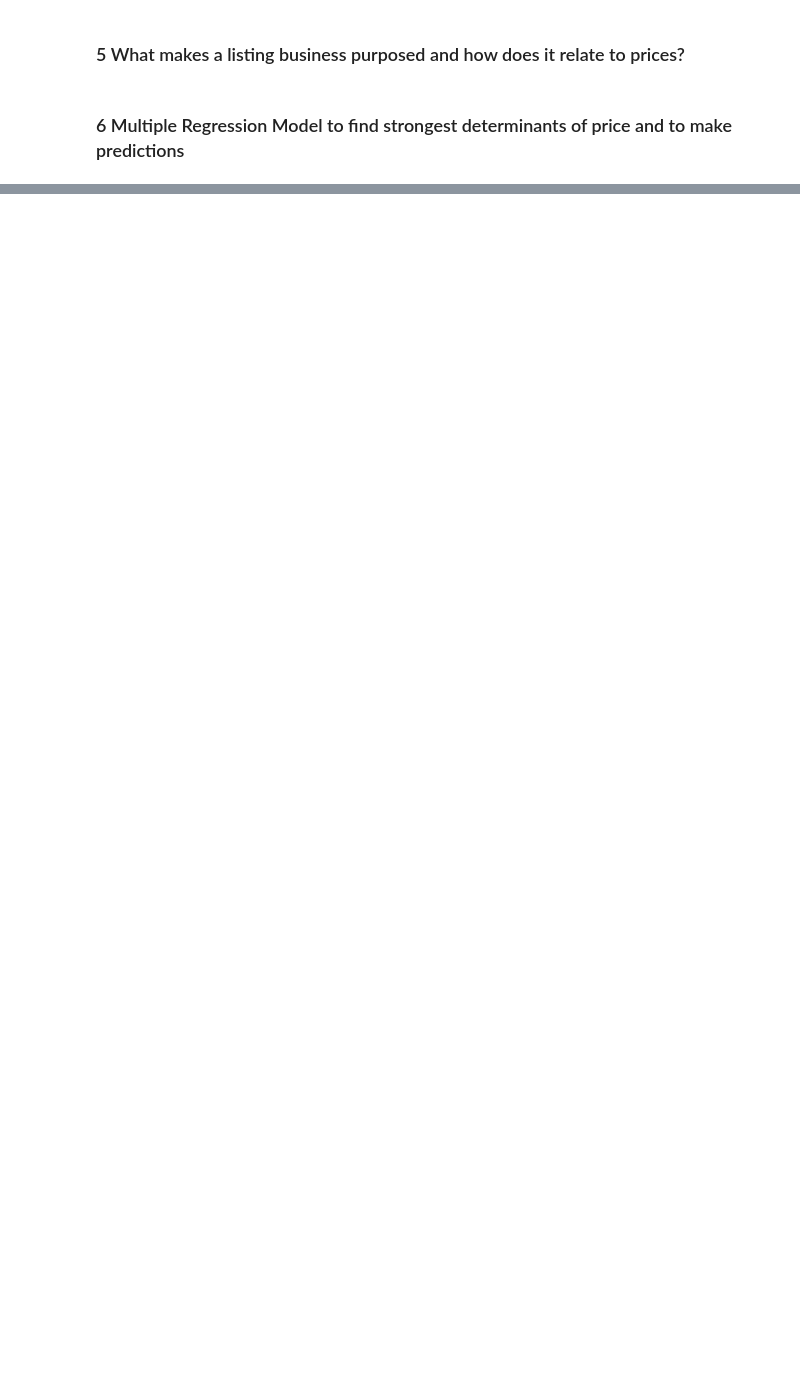
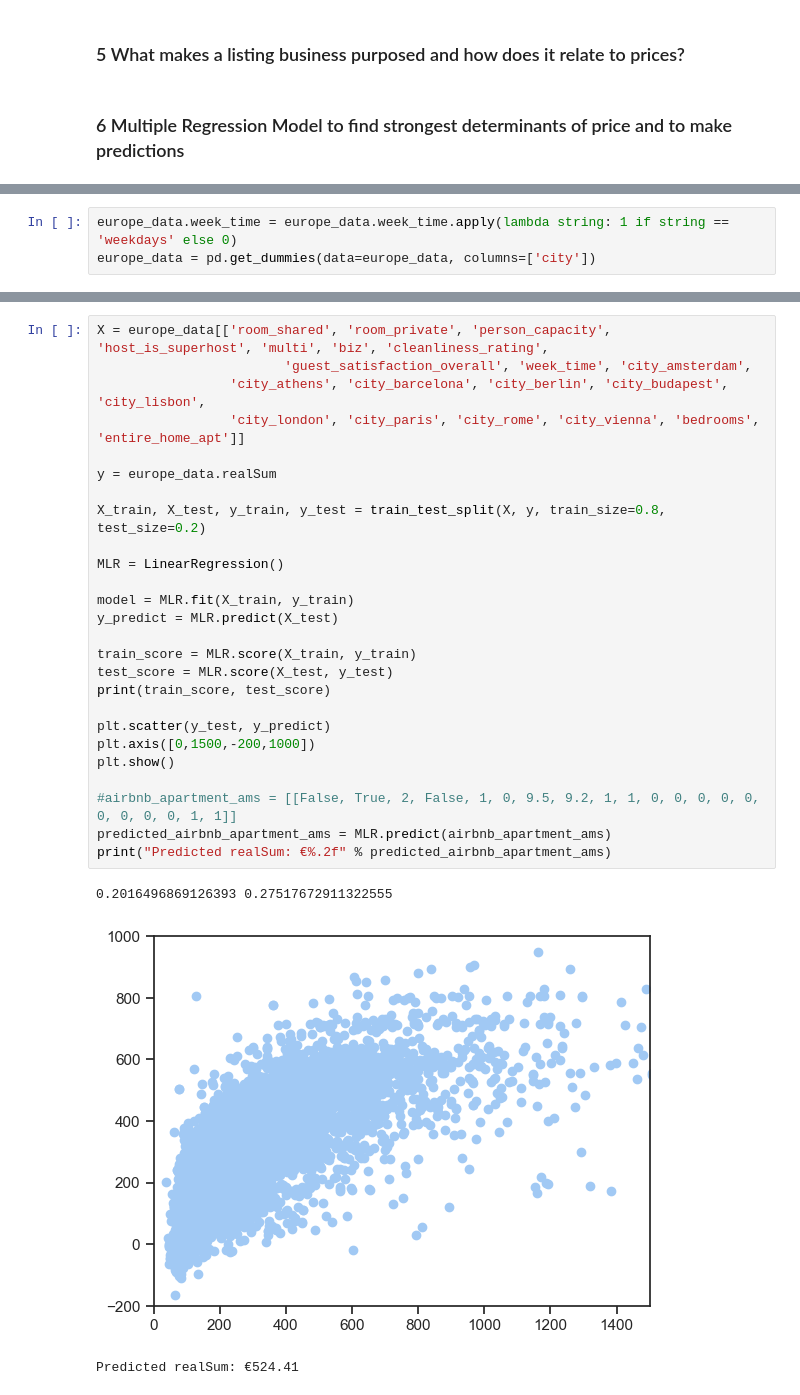
Before and after one commit to LarsBoertjes/DS201, a Jupyter notebook: AirbnbPricesEuropeanCitiesAnalysis.ipynb, the cells around one changed output, grey strips where cells are left out. Saved outputs shown, nothing was run; the diff lists cells and outputs as text; blank space fills up the shorter version.

```diff
--- a/AirbnbPricesEuropeanCitiesAnalysis.ipynb
+++ b/AirbnbPricesEuropeanCitiesAnalysis.ipynb
@@ -261,0 +411,3 @@ sns.jointplot(x=europe_data.realSum[(europe_data.realSum < 500) & (europe_data.d
+# %%
+europe_data.week_time = europe_data.week_time.apply(lambda string: 1 if string == 'weekdays' else 0)
+europe_data = pd.get_dummies(data=europe_data, columns=['city'])
@@ -261,0 +434,30 @@ sns.jointplot(x=europe_data.realSum[(europe_data.realSum < 500) & (europe_data.d
+# %%
+X = europe_data[['room_shared', 'room_private', 'person_capacity', 'host_is_superhost', 'multi', 'biz', 'cleanliness_rating',
+                        'guest_satisfaction_overall', 'week_time', 'city_amsterdam',
+                 'city_athens', 'city_barcelona', 'city_berlin', 'city_budapest', 'city_lisbon',
+                 'city_london', 'city_paris', 'city_rome', 'city_vienna', 'bedrooms', 'entire_home_apt']]
+
+y = europe_data.realSum
+
+X_train, X_test, y_train, y_test = train_test_split(X, y, train_size=0.8, test_size=0.2)
+
+MLR = LinearRegression()
+
+model = MLR.fit(X_train, y_train)
+y_predict = MLR.predict(X_test)
+
+train_score = MLR.score(X_train, y_train)
+test_score = MLR.score(X_test, y_test)
+print(train_score, test_score)
+
+plt.scatter(y_test, y_predict)
+plt.axis([0,1500,-200,1000])
+plt.show()
+
+#airbnb_apartment_ams = [[False, True, 2, False, 1, 0, 9.5, 9.2, 1, 1, 0, 0, 0, 0, 0, 0, 0, 0, 0, 1, 1]]
+predicted_airbnb_apartment_ams = MLR.predict(airbnb_apartment_ams)
+print("Predicted realSum: €%.2f" % predicted_airbnb_apartment_ams)
+# %% [output]
+0.2016496869126393 0.27517672911322555
+[figure, added]
+Predicted realSum: €524.41
```
Also changed, not shown: parts of 15 cells of this notebook.
